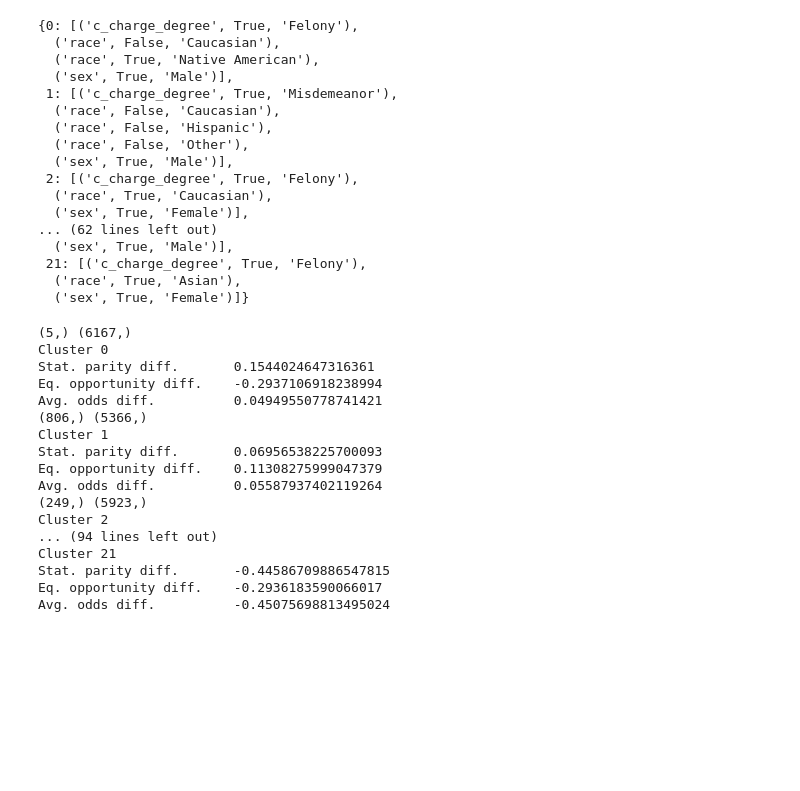
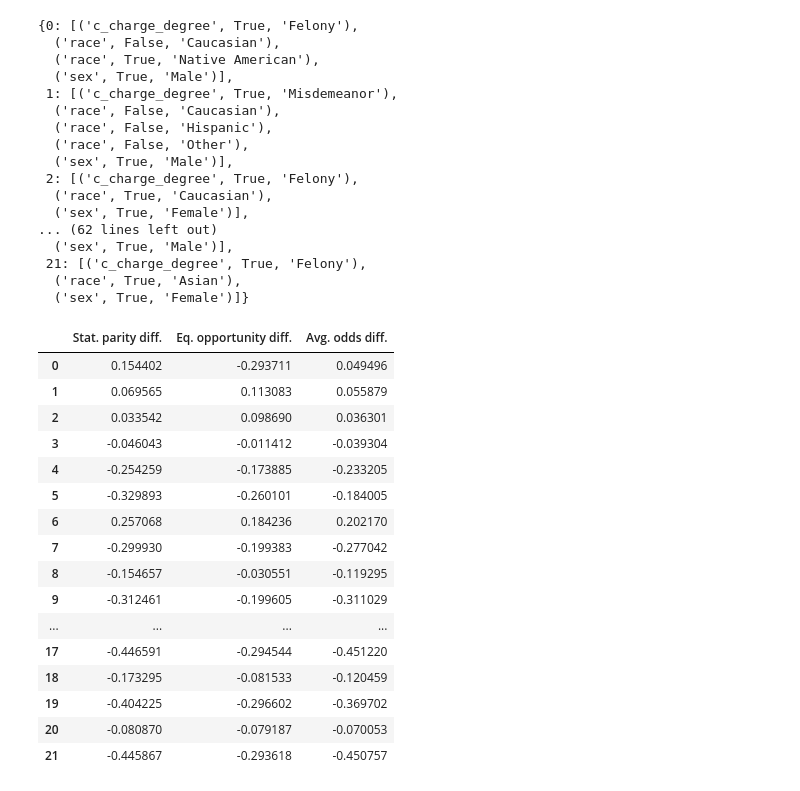
Before and after one commit to jeschaef/ASDF-Dashboard, a Jupyter notebook: notebooks/ClusterExplanation.ipynb, the cells around one changed output. Drawn from its saved outputs; the diff is of its cells as text; code cells hidden in the pictures; blank space fills up the shorter version.

```diff
--- a/notebooks/ClusterExplanation.ipynb
+++ b/notebooks/ClusterExplanation.ipynb
@@ -450,22 +450,23 @@ cluster_rules
   ('race', True, 'Asian'),
   ('sex', True, 'Female')]}
 # %%
-sdm.print_metrics(cluster_rules, compas, pos_label=0)
+res = sdm.compute_metrics(cluster_rules, compas, pos_label=0)
+res
 # %% [output]
-(5,) (6167,)
-Cluster 0
-Stat. parity diff.       0.1544024647316361
-Eq. opportunity diff.    -0.2937106918238994
-Avg. odds diff.          0.04949550778741421
-(806,) (5366,)
-Cluster 1
-Stat. parity diff.       0.06956538225700093
-Eq. opportunity diff.    0.11308275999047379
-Avg. odds diff.          0.05587937402119264
-(249,) (5923,)
-Cluster 2
-... (94 lines left out)
-Cluster 21
-Stat. parity diff.       -0.44586709886547815
-Eq. opportunity diff.    -0.2936183590066017
-Avg. odds diff.          -0.45075698813495024
+|  | Stat. parity diff. | Eq. opportunity diff. | Avg. odds diff. |
+| 0 | 0.154402 | -0.293711 | 0.049496 |
+| 1 | 0.069565 | 0.113083 | 0.055879 |
+| 2 | 0.033542 | 0.098690 | 0.036301 |
+| 3 | -0.046043 | -0.011412 | -0.039304 |
+| 4 | -0.254259 | -0.173885 | -0.233205 |
+| 5 | -0.329893 | -0.260101 | -0.184005 |
+| 6 | 0.257068 | 0.184236 | 0.202170 |
+| 7 | -0.299930 | -0.199383 | -0.277042 |
+| 8 | -0.154657 | -0.030551 | -0.119295 |
+| 9 | -0.312461 | -0.199605 | -0.311029 |
+| ... | ... | ... | ... |
+| 17 | -0.446591 | -0.294544 | -0.451220 |
+| 18 | -0.173295 | -0.081533 | -0.120459 |
+| 19 | -0.404225 | -0.296602 | -0.369702 |
+| 20 | -0.080870 | -0.079187 | -0.070053 |
+| 21 | -0.445867 | -0.293618 | -0.450757 |
```
Also changed, not shown: parts of 3 cells of this notebook, 1 other file.
